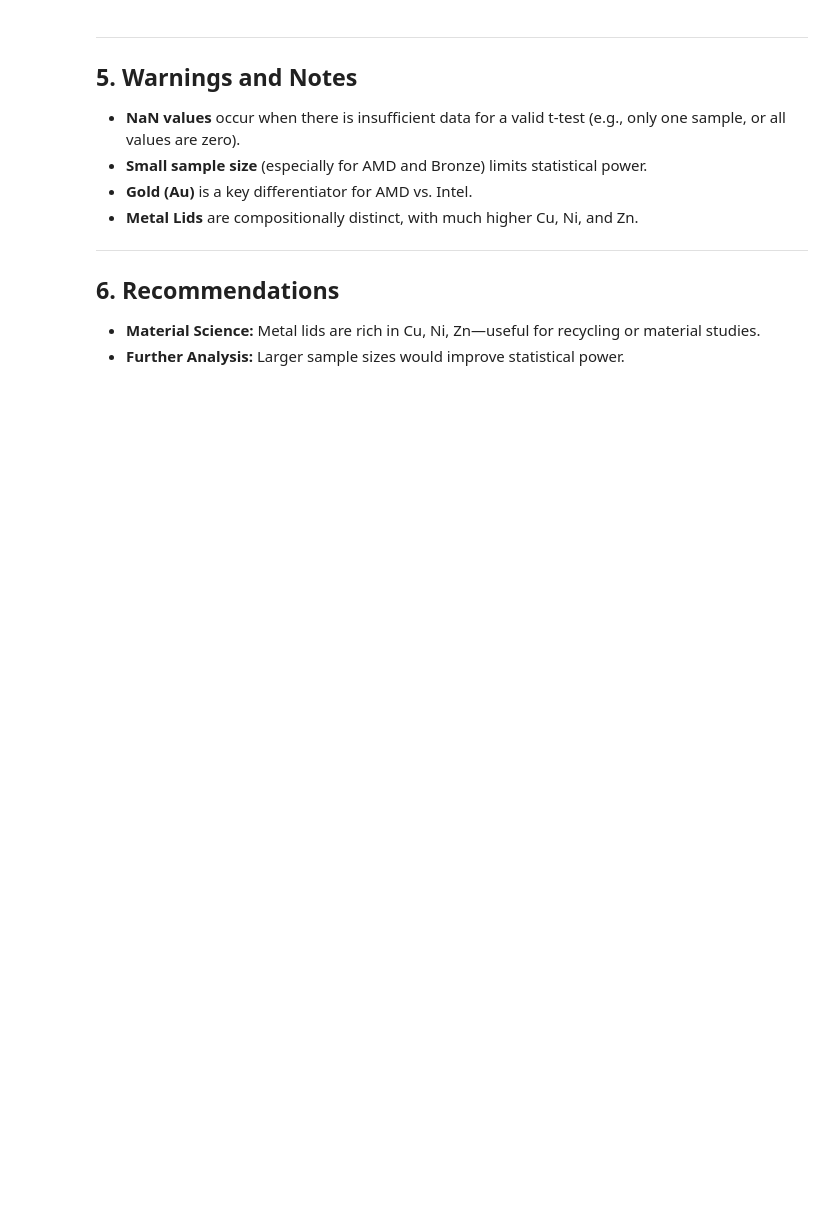
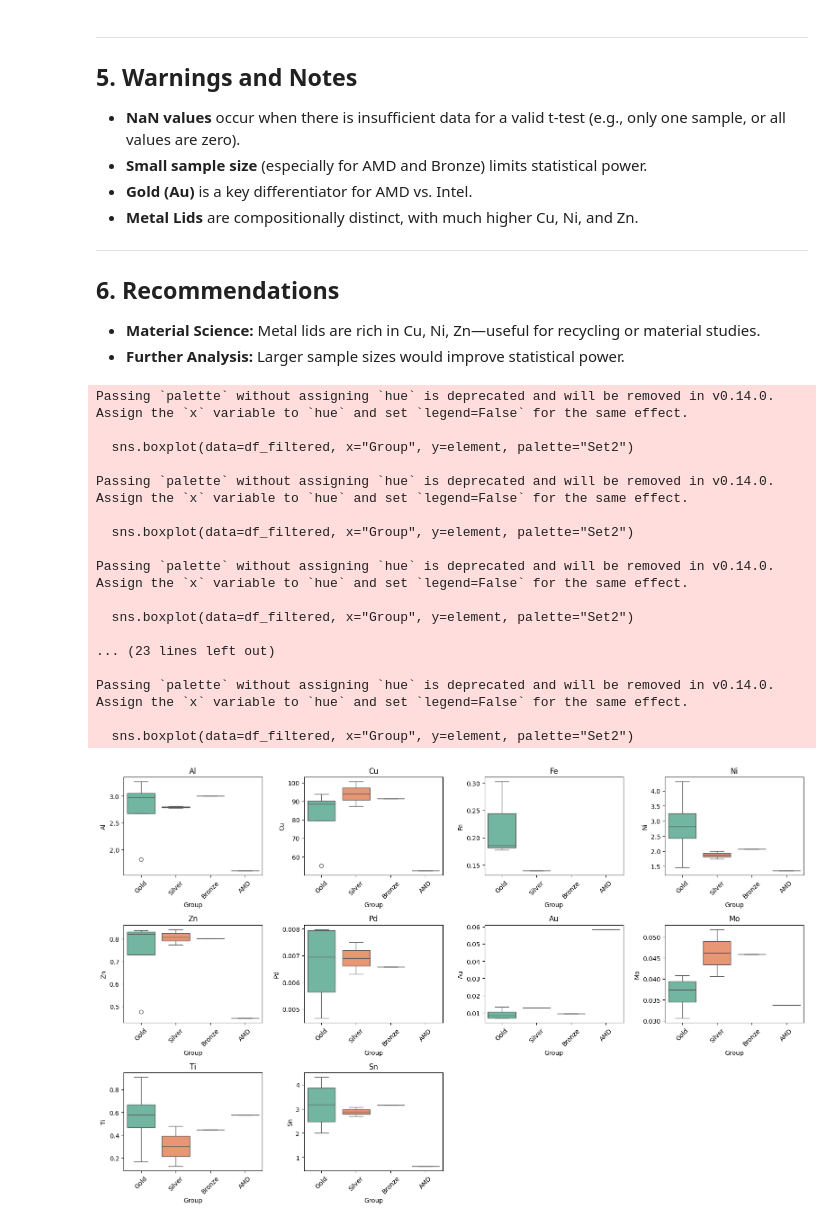
Before and after one commit to arthur0000-1/LCA_CPU_encapsulation, a Jupyter notebook: results.ipynb, the cells around one changed output. Drawn from its saved outputs; the diff is of its cells as text; code cells hidden in the pictures; blank space fills up the shorter version.

```diff
--- a/results.ipynb
+++ b/results.ipynb
@@ -373,3 +373,36 @@ No statistically significant differences between Gold and Silver for any element
 
 - **Material Science:** Metal lids are rich in Cu, Ni, Zn—useful for recycling or material studies.
 - **Further Analysis:** Larger sample sizes would improve statistical power.
+# %%
+# Boxplot for visual comparison
+
+# Filter out "Metal Lid" group
+df_filtered = df[df['Group'] != 'Metal Lid']
+
+plt.figure(figsize=(16, 10))
+for i, element in enumerate(elements, 1):
+    plt.subplot(3, 4, i)
+    sns.boxplot(data=df_filtered, x="Group", y=element, palette="Set2")
+    plt.title(element)
+    plt.xticks(rotation=45)
+plt.tight_layout()
+plt.show()
+# %% [output]
+Passing `palette` without assigning `hue` is deprecated and will be removed in v0.14.0. Assign the `x` variable to `hue` and set `legend=False` for the same effect.
+
+  sns.boxplot(data=df_filtered, x="Group", y=element, palette="Set2")
+
+Passing `palette` without assigning `hue` is deprecated and will be removed in v0.14.0. Assign the `x` variable to `hue` and set `legend=False` for the same effect.
+
+  sns.boxplot(data=df_filtered, x="Group", y=element, palette="Set2")
+
+Passing `palette` without assigning `hue` is deprecated and will be removed in v0.14.0. Assign the `x` variable to `hue` and set `legend=False` for the same effect.
+
+  sns.boxplot(data=df_filtered, x="Group", y=element, palette="Set2")
+
+... (23 lines left out)
+
+Passing `palette` without assigning `hue` is deprecated and will be removed in v0.14.0. Assign the `x` variable to `hue` and set `legend=False` for the same effect.
+
+  sns.boxplot(data=df_filtered, x="Group", y=element, palette="Set2")
+[figure, added]
```
Also changed, not shown: 2 other files.
